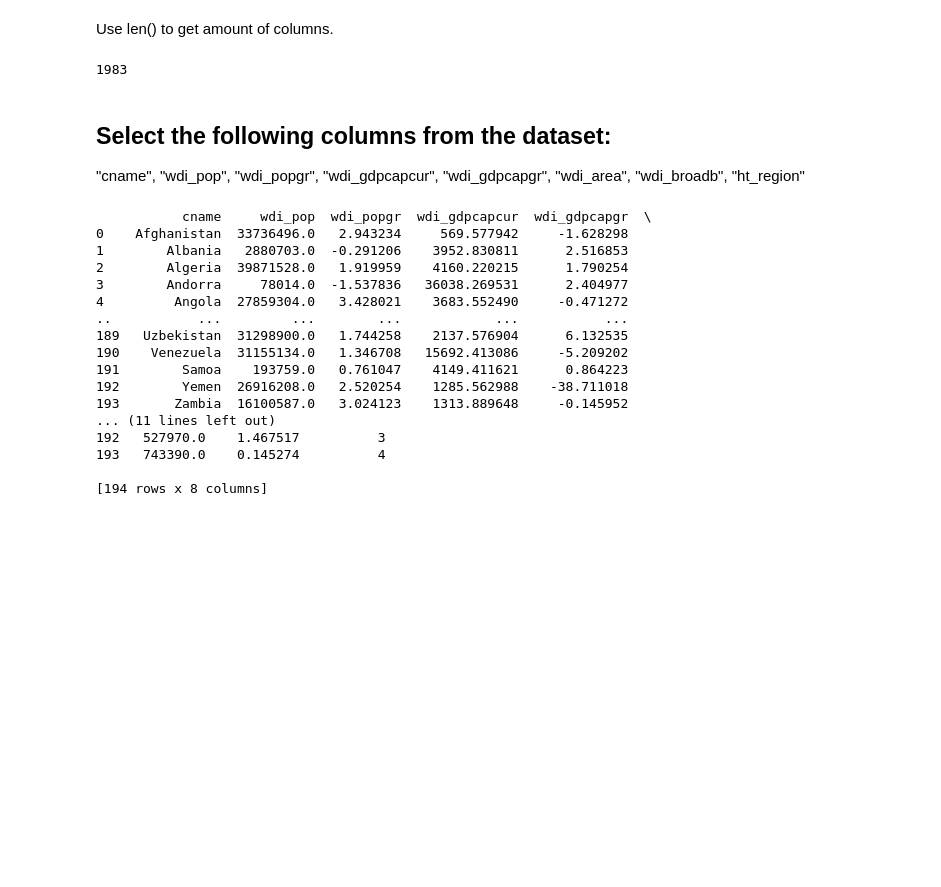
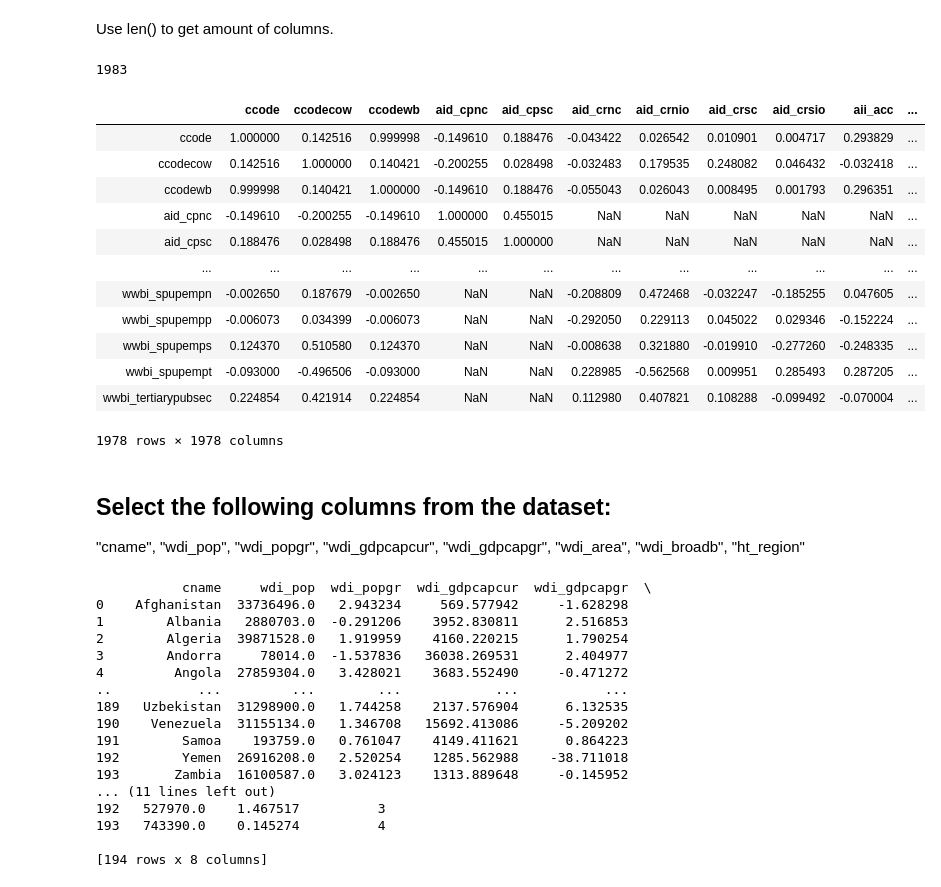
Before and after one commit to michellereiners/gesis-data-exploration, a Jupyter notebook: MR-23_data_exploration_exercise.ipynb, the cells around one changed output. Saved outputs shown, nothing was run; the diff lists cells and outputs as text; code cells hidden in the pictures; blank space fills up the shorter version.

```diff
--- a/MR-23_data_exploration_exercise.ipynb
+++ b/MR-23_data_exploration_exercise.ipynb
@@ -49,6 +48,23 @@ n_columns = len(df.columns)
 print(n_columns)
 # %% [output]
 1983
+# %%
+# Compute pairwise correlation of columns, excluding NA/null values.
+df.corr()
+# %% [output]
+|  | ccode | ccodecow | ccodewb | aid_cpnc | aid_cpsc | aid_crnc | aid_crnio | aid_crsc | aid_crsio | aii_acc | ... |
+| ccode | 1.000000 | 0.142516 | 0.999998 | -0.149610 | 0.188476 | -0.043422 | 0.026542 | 0.010901 | 0.004717 | 0.293829 | ... |
+| ccodecow | 0.142516 | 1.000000 | 0.140421 | -0.200255 | 0.028498 | -0.032483 | 0.179535 | 0.248082 | 0.046432 | -0.032418 | ... |
+| ccodewb | 0.999998 | 0.140421 | 1.000000 | -0.149610 | 0.188476 | -0.055043 | 0.026043 | 0.008495 | 0.001793 | 0.296351 | ... |
+| aid_cpnc | -0.149610 | -0.200255 | -0.149610 | 1.000000 | 0.455015 | NaN | NaN | NaN | NaN | NaN | ... |
+| aid_cpsc | 0.188476 | 0.028498 | 0.188476 | 0.455015 | 1.000000 | NaN | NaN | NaN | NaN | NaN | ... |
+| ... | ... | ... | ... | ... | ... | ... | ... | ... | ... | ... | ... |
+| wwbi_spupempn | -0.002650 | 0.187679 | -0.002650 | NaN | NaN | -0.208809 | 0.472468 | -0.032247 | -0.185255 | 0.047605 | ... |
+| wwbi_spupempp | -0.006073 | 0.034399 | -0.006073 | NaN | NaN | -0.292050 | 0.229113 | 0.045022 | 0.029346 | -0.152224 | ... |
+| wwbi_spupemps | 0.124370 | 0.510580 | 0.124370 | NaN | NaN | -0.008638 | 0.321880 | -0.019910 | -0.277260 | -0.248335 | ... |
+| wwbi_spupempt | -0.093000 | -0.496506 | -0.093000 | NaN | NaN | 0.228985 | -0.562568 | 0.009951 | 0.285493 | 0.287205 | ... |
+| wwbi_tertiarypubsec | 0.224854 | 0.421914 | 0.224854 | NaN | NaN | 0.112980 | 0.407821 | 0.108288 | -0.099492 | -0.070004 | ... |
+1978 rows × 1978 columns
 # %% [markdown]
 ## Select the following columns from the dataset:
 
```
Also changed, not shown: parts of 15 cells of this notebook.
